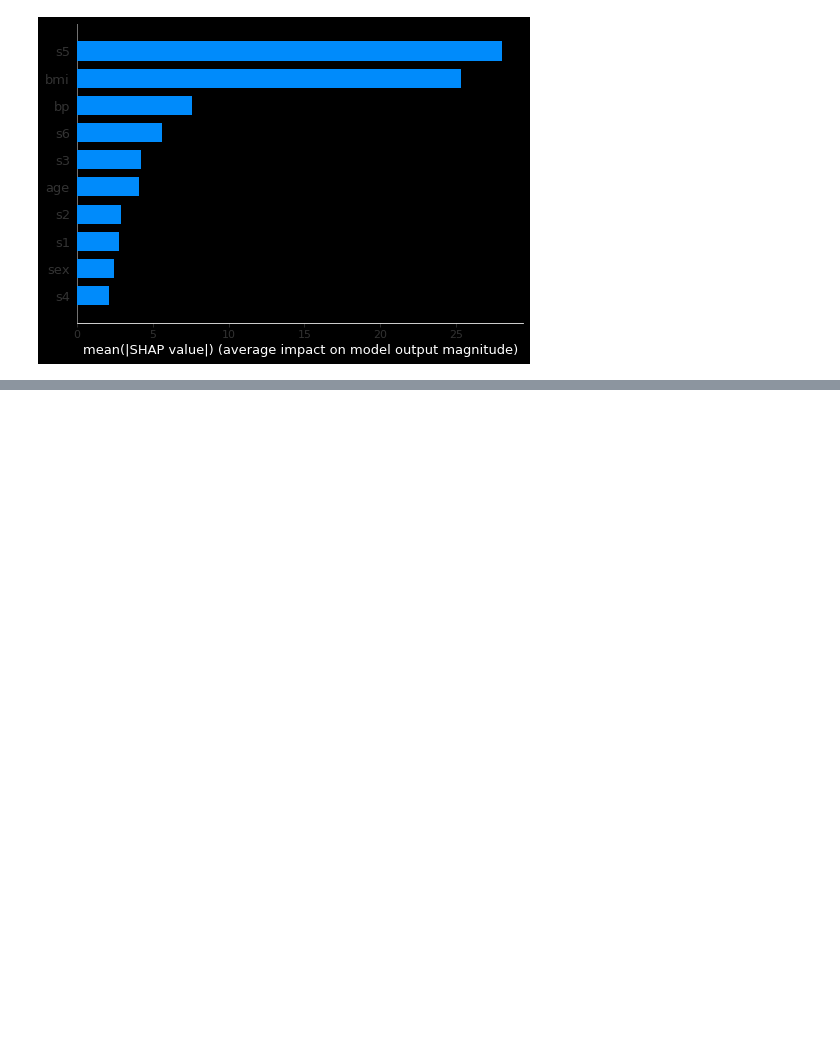
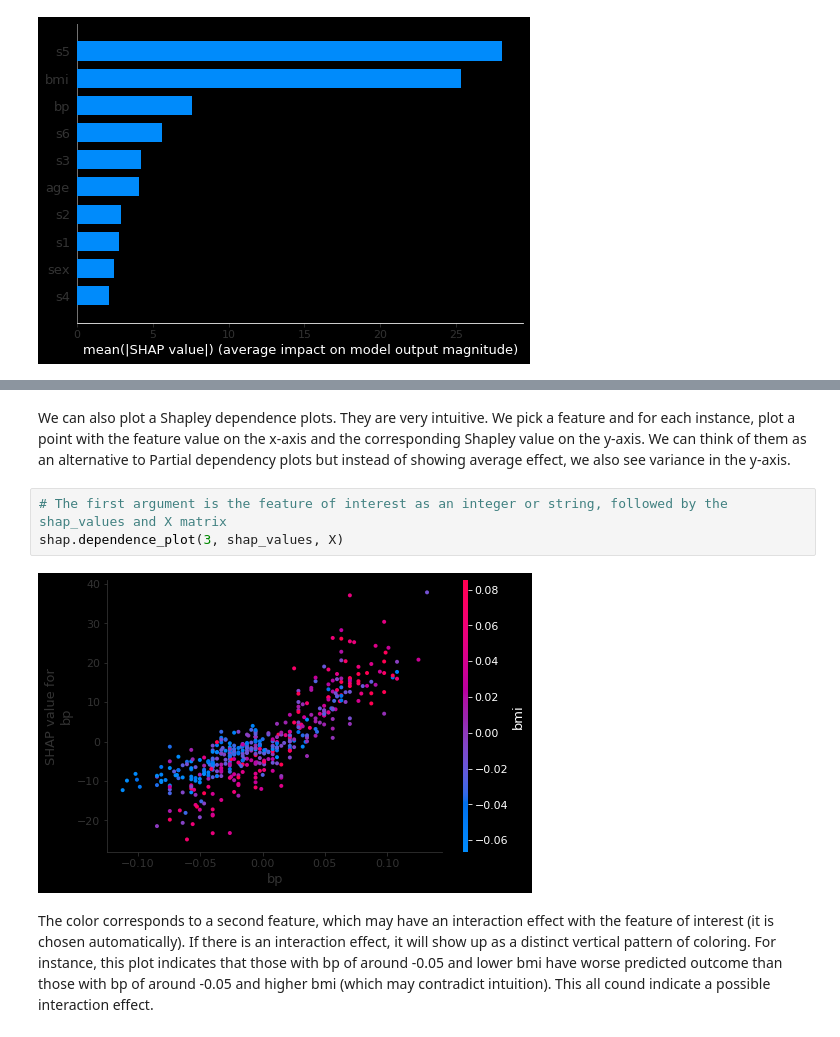
Before and after one commit to VioletaMisheva/XAI_workshop_ODSC2020, a Jupyter notebook: XAI_diabetes_df.ipynb, the cells around one changed output, grey strips where cells are left out. Saved outputs shown, nothing was run; the diff lists cells and outputs as text; blank space fills up the shorter version.

```diff
--- a/XAI_diabetes_df.ipynb
+++ b/XAI_diabetes_df.ipynb
@@ -472 +544,11 @@ plt.savefig('shapley_vals.png')
 <Figure size 432x288 with 0 Axes>
+# %% [markdown]
+We can also plot a Shapley dependence plots. They are very intuitive. We pick a feature and for each instance, plot a point with the feature value on the x-axis and the corresponding Shapley value on the y-axis. We can think of them as an alternative to Partial dependency plots but instead of showing average effect, we also see variance in the y-axis.
+# %%
+# The first argument is the feature of interest as an integer or string, followed by the shap_values and X matrix
+shap.dependence_plot(3, shap_values, X)
+# %% [output]
+[figure, added]
+# %% [markdown]
+The color corresponds to a second feature, which may have an interaction effect with the feature of interest (it is chosen automatically). If there is an interaction effect, it will show up as a distinct vertical pattern of coloring.
+For instance, this plot indicates that those with bp of around -0.05 and lower bmi have worse predicted outcome than those with bp of around -0.05 and higher bmi (which may contradict intuition). This all cound indicate a possible interaction effect.
```
Also changed, not shown: parts of 55 cells of this notebook.
